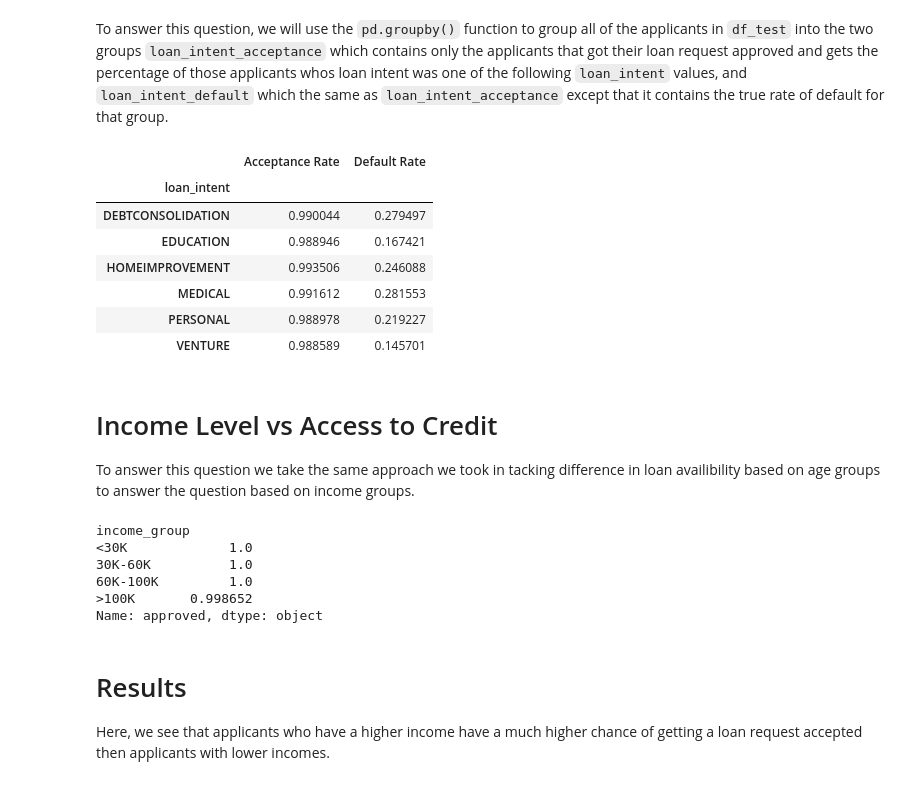
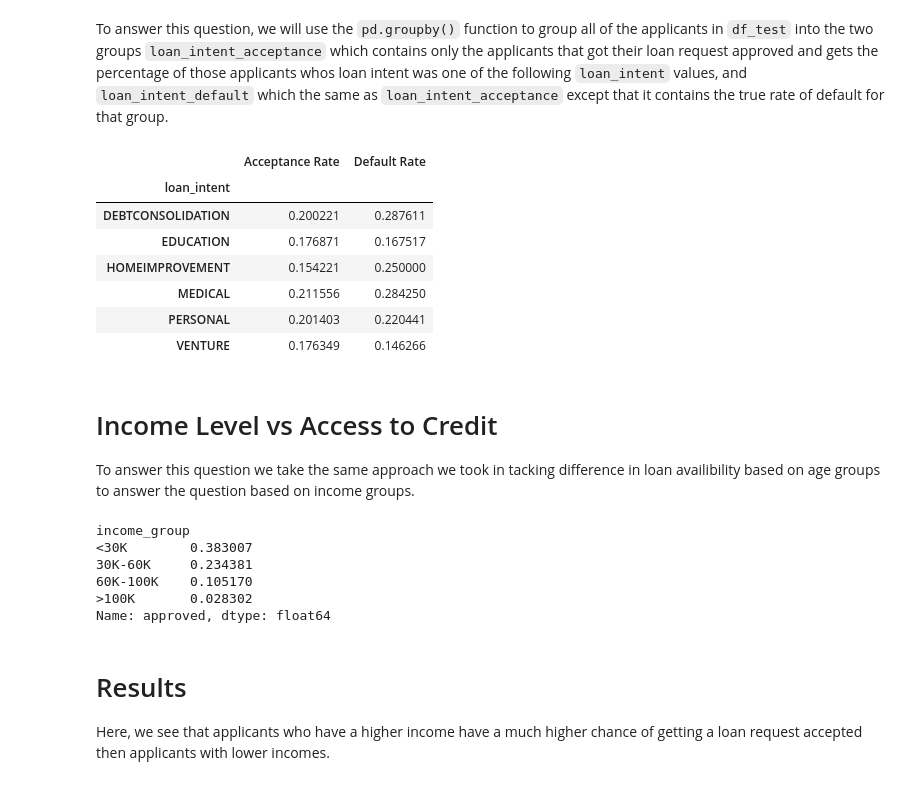
Before and after one commit to CameronHudson813/CameronHudson813.github.io, a Jupyter notebook: posts/Automated Decision Systems/index.ipynb, the cells around one changed output. Drawn from its saved outputs; the diff is of its cells as text; code cells hidden in the pictures.

```diff
--- a/posts/Automated Decision Systems/index.ipynb
+++ b/posts/Automated Decision Systems/index.ipynb
@@ -202,7 +196,7 @@ def individual_profit(loan_amnt, loan_int_rate, score, threshold, loan_status):
         repaid_profit = loan_amnt*(1 + 0.25*loan_int_rate)**10 - loan_amnt
         defaulted_profit = loan_amnt*(1 + 0.25*loan_int_rate)**3 - 1.7*loan_amnt
         return np.where(score <= threshold,
-                    np.where(loan_status, defaulted_profit, repaid_profit),
-                    0)
+                        np.where(loan_status == 1, defaulted_profit, repaid_profit),
+                        0)
 # %% [markdown]
 # Find Threshold Function
@@ -210,9 +204,9 @@ This function uses `np.linspace(0,1,1000)` to enumerate through 1000 threshold v
 # %%
 import numpy as np
-def find_threshold(df, features, score_function, w, y):
+def find_threshold(df, y, features, model):
     max_profit = float("-inf")
     best_threshold = 0
-    scores = score_function(df[features], w)
+    scores = model.predict_proba(df[features])[:, 1]
     thresholds = np.linspace(0, 1, 1000)
     for threshold in thresholds:
         total_profit = np.sum(individual_profit(df["loan_amnt"], df["loan_int_rate"], scores, threshold, y))
@@ -246,7 +264,7 @@ url = "https://raw.githubusercontent.com/PhilChodrow/ml-notes/main/data/credit-r
 df_test = pd.read_csv(url)
 X_df_test, y_df_test = prepare_data(df_test)
 LR.fit(X_df_test[features], y_df_test)
-weight_vector = LR.coef_
-threshold, profit = find_threshold(X_df_test, features, linear_score, weight_vector, y_df_test.values)
+# weight_vecator = LR.coef_
+threshold, profit = find_threshold(X_df_test, y_df_test, features, LR)
 threshold, profit
 # %% [output]
@@ -263,16 +282,23 @@ To answer this question we can make a summary table. We use the `pd.cut` functio
 import pandas as pd
 import numpy as np
 
+# Create age groups
 age_bins = [18, 25, 35, 50, 65, 100]
 age_labels = ["<25", "25-35", "35-50", "50-65", ">65"]
-
 df_test["age_group"] = pd.cut(df_test["person_age"], bins=age_bins, labels=age_labels)
 
-scores = linear_score(X_df_test[features], weight_vector)
+# Prepare test data (ensure one-hot encoding matches training data)
+X_df_test, y_df_test = prepare_data(df_test)
+df_test_filtered = df_test.loc[X_df_test.index].copy()
 
-df_test["approved"] = scores > threshold
+# Predict scores using prepared data
+scores = LR.predict_proba(X_df_test[features])[:, 1]
 
-age_acceptance_rates = df_test.groupby("age_group")["approved"].mean()
+# Approval decision
+df_test_filtered["approved"] = scores > threshold
+
+# Compute acceptance rates by age group
+age_acceptance_rates = df_test_filtered.groupby("age_group")["approved"].mean()
 display(age_acceptance_rates)
 # %% [output]
 age_group
@@ -290,43 +316,45 @@ What we can see from the function's output is that people higher in age (likely
 # %% [markdown]
 To answer this question, we will use the `pd.groupby()` function to group all of the applicants in `df_test` into the two groups `loan_intent_acceptance` which contains only the applicants that got their loan request approved and gets the percentage of those applicants whos loan intent was one of the following `loan_intent` values, and `loan_intent_default` which the same as `loan_intent_acceptance` except that it contains the true rate of default for that group.
 # %%
-loan_intent_acceptance = df_test.groupby(["loan_intent"])["approved"].mean()
+loan_intent_acceptance = df_test_filtered.groupby(["loan_intent"])["approved"].mean()
 
 
-loan_intent_default = df_test.groupby(["loan_intent"])["loan_status"].mean()
+loan_intent_default = df_test_filtered.groupby(["loan_intent"])["loan_status"].mean()
 
 loan_analysis = pd.DataFrame({
     "Acceptance Rate": loan_intent_acceptance,
     "Default Rate": loan_intent_default
 })
 display(loan_analysis)
 # %% [output]
 |  | Acceptance Rate | Default Rate |
 | loan_intent |  |  |
-| DEBTCONSOLIDATION | 0.990044 | 0.279497 |
-| EDUCATION | 0.988946 | 0.167421 |
-| HOMEIMPROVEMENT | 0.993506 | 0.246088 |
-| MEDICAL | 0.991612 | 0.281553 |
-| PERSONAL | 0.988978 | 0.219227 |
-| VENTURE | 0.988589 | 0.145701 |
+| DEBTCONSOLIDATION | 0.200221 | 0.287611 |
+| EDUCATION | 0.176871 | 0.167517 |
+| HOMEIMPROVEMENT | 0.154221 | 0.250000 |
+| MEDICAL | 0.211556 | 0.284250 |
+| PERSONAL | 0.201403 | 0.220441 |
+| VENTURE | 0.176349 | 0.146266 |
 # %% [markdown]
 # Income Level vs Access to Credit
 To answer this question we take the same approach we took in tacking difference in loan availibility based on age groups to answer the question based on income groups.
 # %%
+# Add income group to the filtered DataFrame
 income_bins = [0, 30000, 60000, 100000, 500000]
 income_labels = ["<30K", "30K-60K", "60K-100K", ">100K"]
 
-df_test["income_group"] = pd.cut(df_test["person_income"], bins=income_bins, labels=income_labels)
+df_test_filtered["income_group"] = pd.cut(df_test_filtered["person_income"], bins=income_bins, labels=income_labels)
 
-income_acceptance_rates = df_test.groupby("income_group")["approved"].mean()
+# Group by income group and compute acceptance rate
+income_acceptance_rates = df_test_filtered.groupby("income_group")["approved"].mean()
 display(income_acceptance_rates)
 # %% [output]
 income_group
-<30K             1.0
-30K-60K          1.0
-60K-100K         1.0
->100K       0.998652
-Name: approved, dtype: object
+<30K        0.383007
+30K-60K     0.234381
+60K-100K    0.105170
+>100K       0.028302
+Name: approved, dtype: float64
 # %% [markdown]
 # Results
 Here, we see that applicants who have a higher income have a much higher chance of getting a loan request accepted then applicants with lower incomes.
```
Also changed, not shown: parts of 20 cells of this notebook, 21 other files.
